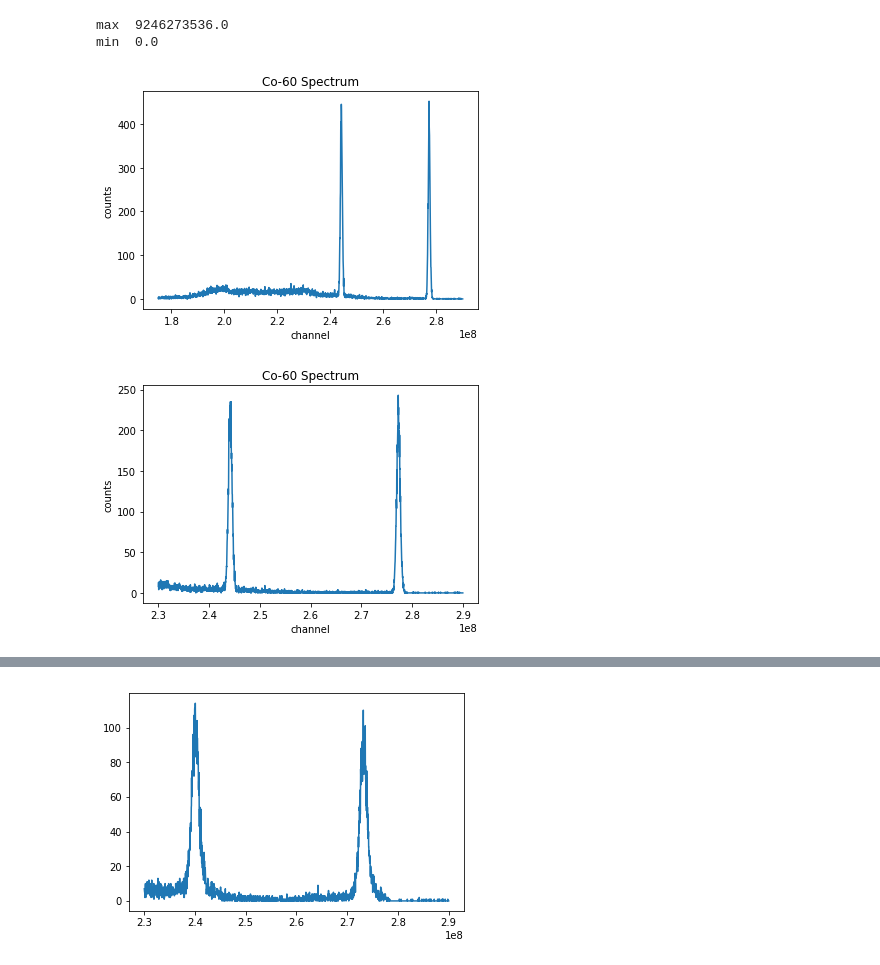
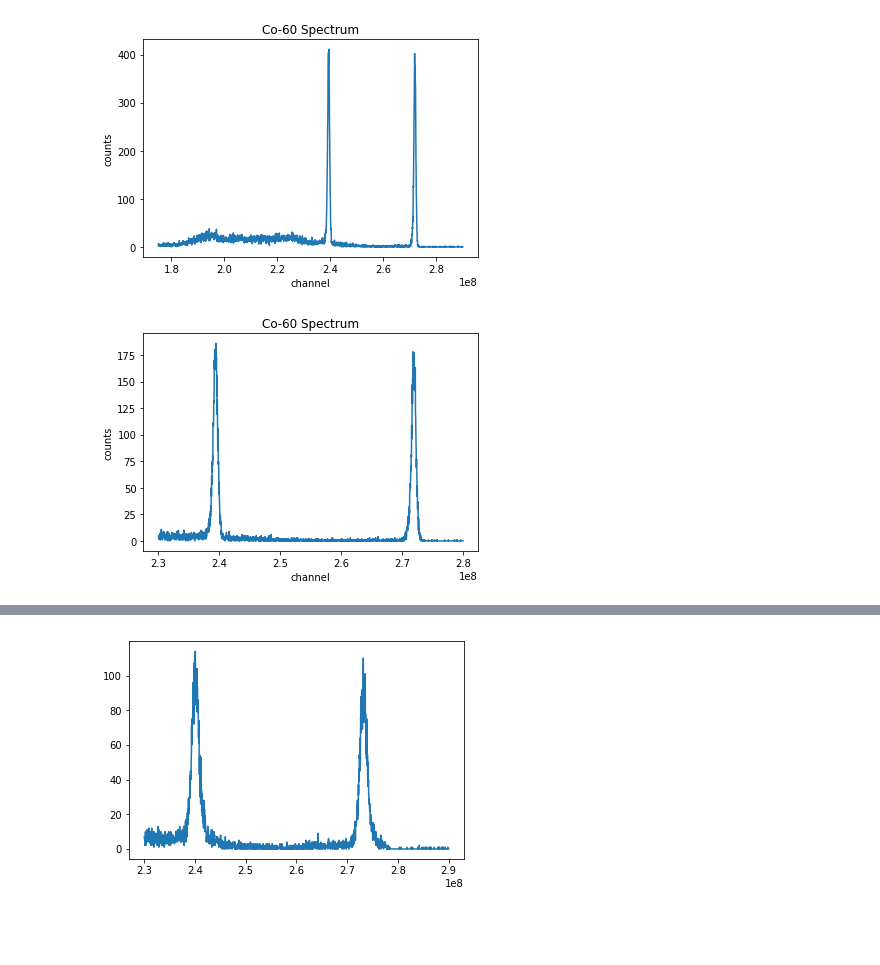
Before and after one commit to jmsz/lab3, a Jupyter notebook: lab1_analysis.py.ipynb, the cells around one changed output, grey strips where cells are left out. Saved outputs shown, nothing was run; the diff lists cells and outputs as text; code cells hidden in the pictures; blank space fills up the shorter version.

```diff
--- a/lab1_analysis.py.ipynb
+++ b/lab1_analysis.py.ipynb
@@ -354,43 +264,40 @@ nrgs = []
 
 number_of_events = len(raw_data)
 assert number_of_events <= len(raw_data)
+M = find_M_value(raw_data, 10)
 
 k = 100 # peaking time
 l = 100 # gap
-M = 4400
 
 for i in range(0, number_of_events, 1):
     signal = raw_data[i,:]
     nrg = filter_and_get_energy(signal, l, k, M)
     nrgs.append(round(nrg, 7))
-# %% [output]
-max  9246273536.0
-min  0.0
 # %%
 nbins = 2048
 counts, bin_edges = np.histogram(nrgs, bins=2048, range=[1.75e8, 2.9e8]) #range=[2.3e8, 2.9e8] WORKS
 bins = (bin_edges[1:]+bin_edges[:-1])/2 # bin centers from bin edges
 plt.figure()
 plt.plot(bins, counts)
 plt.title('Co-60 Spectrum')
 plt.ylabel('counts')
 plt.xlabel('channel')
 plt.savefig('./co60.pdf')
 plt.show()
 
 nbins = 2048
-counts, bin_edges = np.histogram(nrgs, bins=2048, range=[2.3e8, 2.9e8]) # WORKS
+counts, bin_edges = np.histogram(nrgs, bins=2048, range=[2.3e8, 2.8e8]) # WORKS
 bins = (bin_edges[1:]+bin_edges[:-1])/2 # bin centers from bin edges
 plt.figure()
 plt.plot(bins, counts)
 plt.title('Co-60 Spectrum')
 plt.ylabel('counts')
 plt.xlabel('channel')
 plt.savefig('./co60.pdf')
 plt.show()
 # %% [output]
-[figure, old version]
+[figure, new version]
-[figure, old version]
+[figure, new version]
 # %%
 def findpeaks(data_x, data_y, low_index, high_index):
     cut_data_y = data_y[low_index:high_index]
```
Also changed, not shown: parts of 27 cells of this notebook.
